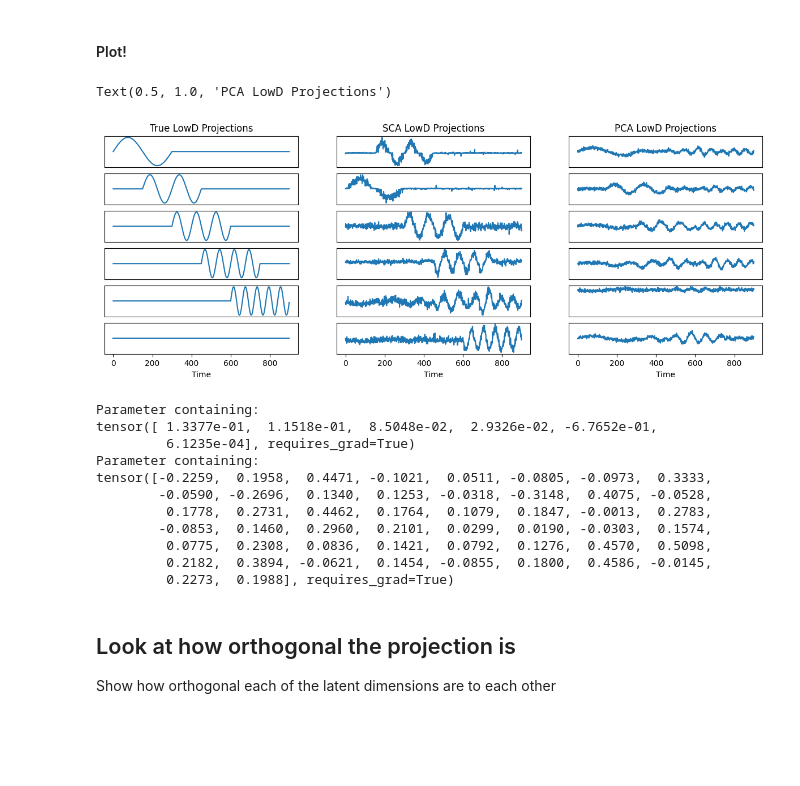
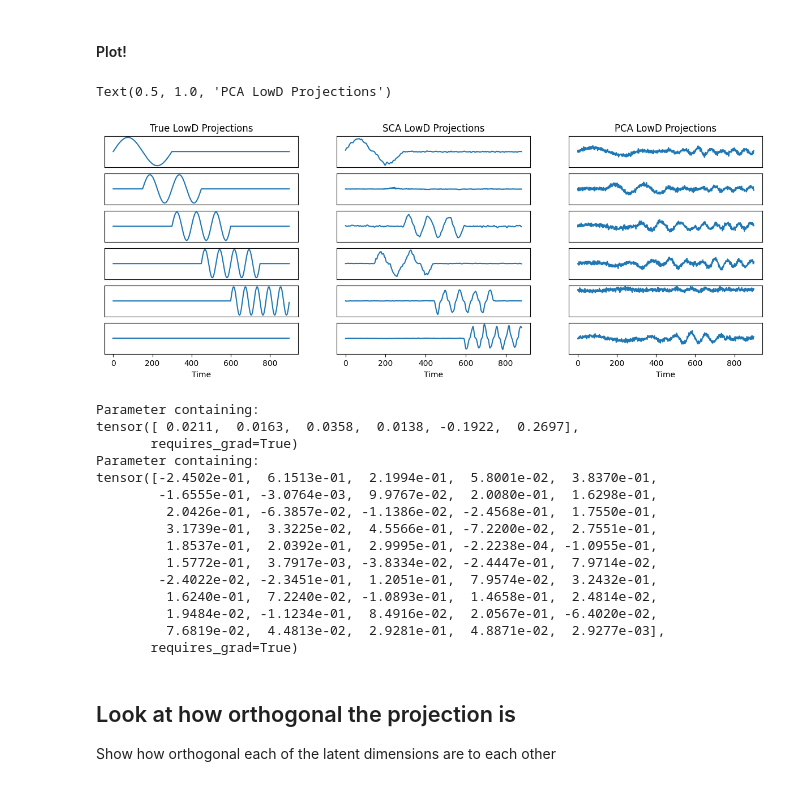
Before and after one commit to dyu222/sca, a Jupyter notebook: notebooks/Derek_6pop_dropout.ipynb, the cells around one changed output. Saved outputs shown, nothing was run; the diff lists cells and outputs as text; code cells hidden in the pictures; blank space fills up the shorter version.

```diff
--- a/notebooks/Derek_6pop_dropout.ipynb
+++ b/notebooks/Derek_6pop_dropout.ipynb
@@ -58,7 +58,7 @@ N=50            # Number of neurons
 # R_sim=5         # Number of latent dimensions
 R_sim=5         # Number of latent dimensions
 dts=0.01        # Firing rate will initially be in seconds -> this converts to spikes per 10 ms
-avg_fr=300      # The desired average firing rate in spikes / second
+avg_fr=100      # The desired average firing rate in spikes / second
 std=5           # Stddev of Gaussian used to smooth spike counts - units are dts*seconds
 
 #Create low dimensional space
@@ -217,7 +217,7 @@ We show options for running SCA below (with and without optional parameters).
 # sca=SCA(n_components=n_components,orth=orth, lam_sparse=lam_sparse, lam_orthog=lam_orthog, lr=lr,n_epochs=n_epochs, init=init)
 
 # TODO: add scalar * the lam values = the same value as the coordinated dropout rate
-sca=SCA(poisson=True,n_components=n_components,orth=orth, lam_sparse=.15, lam_orthog=150, lr=1e-3,n_epochs=5000, init=init)
+sca=SCA(poisson=True,n_components=n_components,orth=orth, lam_sparse=.15, lam_orthog=150, lr=1e-3,n_epochs=4000, init=init)
 
 
 #Fit the model and get the low dimensional representation
@@ -304,7 +304,7 @@ for i in range(n_components):
     plt.subplot(n_components,3,3*i+2)
     plt.plot(sca_latent[:,i])
 
-    plt.ylim([-11.1, 11.1])
+    plt.ylim([-19.1, 19.1])
     plt.yticks([])
     if i<n_components-1:
         plt.xticks([])
@@ -376,51 +376,55 @@ for i in range(n_components):
     plt.subplot(n_components,3,3*i+2)
     plt.plot(sca_latent[:,sca_order[i]])
 
-    # plt.ylim([-10.1, 10.1])
+    plt.ylim([-19.1, 19.1])
     plt.yticks([])
     if i<n_components-1:
         plt.xticks([])
     else:
         plt.xlabel('Time')
 
     # Plot PCA results
     plt.subplot(n_components,3,3*i+3)
     plt.plot(pca_latent[:,pca_order[i]])
 
     plt.ylim([-31.1, 31.1])
     plt.yticks([])
     if i<n_components-1:
         plt.xticks([])
     else:
         plt.xlabel('Time')
 
 #Titles
 plt.subplot(n_components,3,1)
 plt.title('True LowD Projections')
 
 plt.subplot(n_components,3,2)
 plt.title('SCA LowD Projections')
 
 plt.subplot(n_components,3,3)
 plt.title('PCA LowD Projections')
 # %% [output]
 Text(0.5, 1.0, 'PCA LowD Projections')
-[figure, old version]
+[figure, new version]
 # %%
 print(sca.model.fc1.bias)
 print(sca.model.fc0.bias)
 # %% [output]
 Parameter containing:
-tensor([ 1.3377e-01,  1.1518e-01,  8.5048e-02,  2.9326e-02, -6.7652e-01,
-         6.1235e-04], requires_grad=True)
+tensor([ 0.0211,  0.0163,  0.0358,  0.0138, -0.1922,  0.2697],
+       requires_grad=True)
 Parameter containing:
-tensor([-0.2259,  0.1958,  0.4471, -0.1021,  0.0511, -0.0805, -0.0973,  0.3333,
-        -0.0590, -0.2696,  0.1340,  0.1253, -0.0318, -0.3148,  0.4075, -0.0528,
-         0.1778,  0.2731,  0.4462,  0.1764,  0.1079,  0.1847, -0.0013,  0.2783,
-        -0.0853,  0.1460,  0.2960,  0.2101,  0.0299,  0.0190, -0.0303,  0.1574,
-         0.0775,  0.2308,  0.0836,  0.1421,  0.0792,  0.1276,  0.4570,  0.5098,
-         0.2182,  0.3894, -0.0621,  0.1454, -0.0855,  0.1800,  0.4586, -0.0145,
-         0.2273,  0.1988], requires_grad=True)
+tensor([-2.4502e-01,  6.1513e-01,  2.1994e-01,  5.8001e-02,  3.8370e-01,
+        -1.6555e-01, -3.0764e-03,  9.9767e-02,  2.0080e-01,  1.6298e-01,
+         2.0426e-01, -6.3857e-02, -1.1386e-02, -2.4568e-01,  1.7550e-01,
+         3.1739e-01,  3.3225e-02,  4.5566e-01, -7.2200e-02,  2.7551e-01,
+         1.8537e-01,  2.0392e-01,  2.9995e-01, -2.2238e-04, -1.0955e-01,
+         1.5772e-01,  3.7917e-03, -3.8334e-02, -2.4447e-01,  7.9714e-02,
+        -2.4022e-02, -2.3451e-01,  1.2051e-01,  7.9574e-02,  3.2432e-01,
+         1.6240e-01,  7.2240e-02, -1.0893e-01,  1.4658e-01,  2.4814e-02,
+         1.9484e-02, -1.1234e-01,  8.4916e-02,  2.0567e-01, -6.4020e-02,
+         7.6819e-02,  4.4813e-02,  2.9281e-01,  4.8871e-02,  2.9277e-03],
+       requires_grad=True)
 # %% [markdown]
 ## Look at how orthogonal the projection is
 Show how orthogonal each of the latent dimensions are to each other
```
Also changed, not shown: parts of 7 cells of this notebook, 6 other files.
